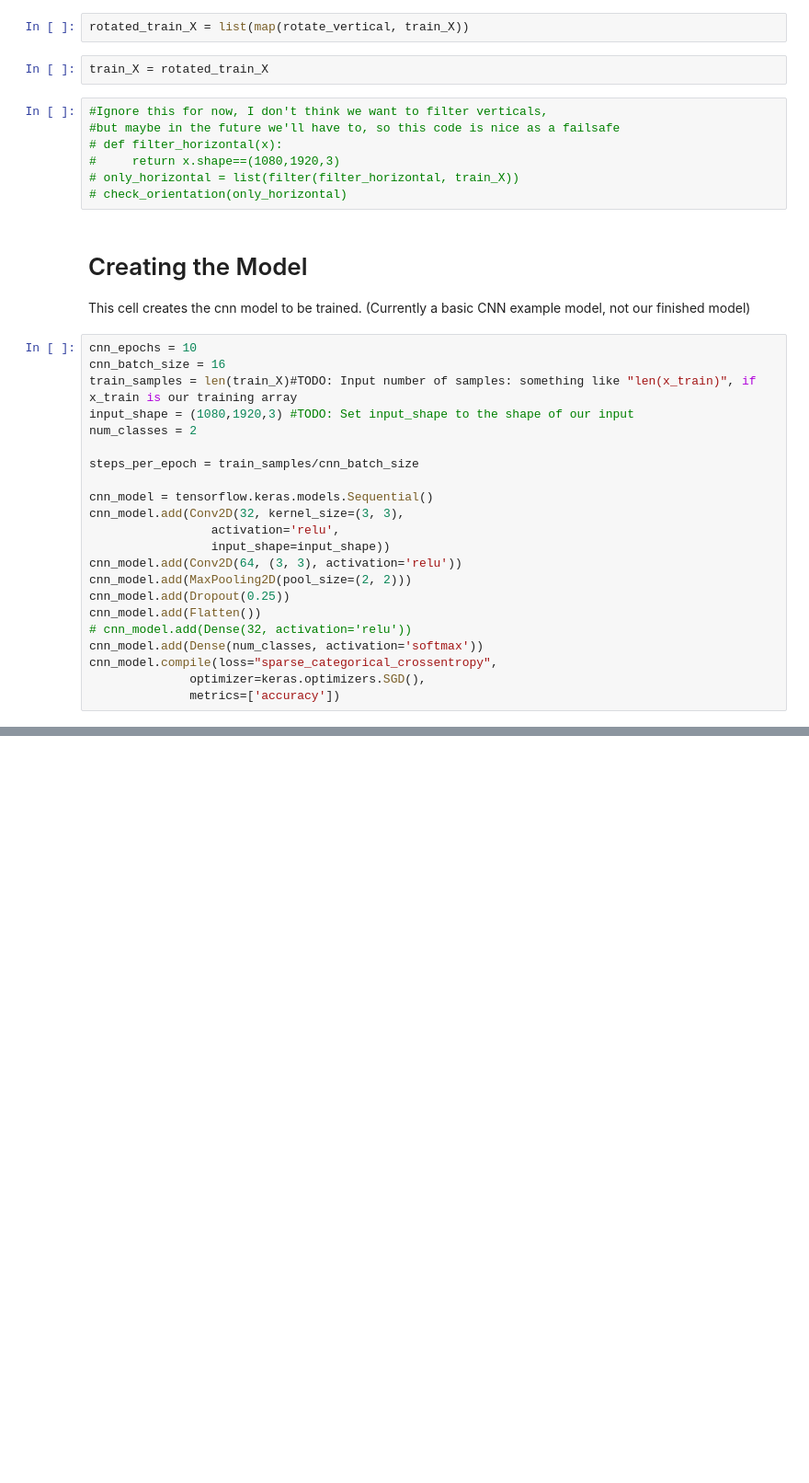
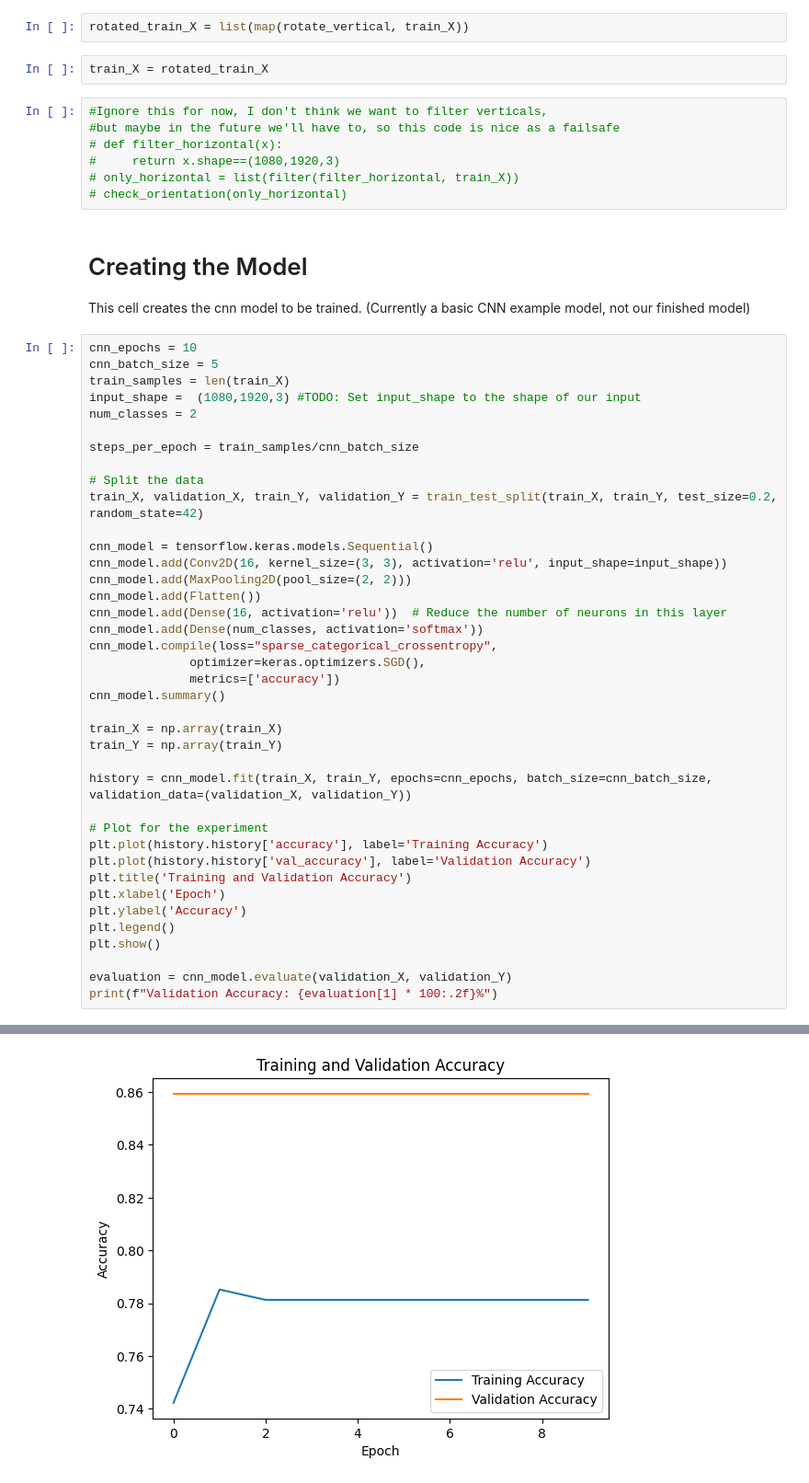
Before and after one commit to Adam-Haile/ai-tools-final-project, a Jupyter notebook: DeepFakeCNN.ipynb, the cells around one changed output, grey strips where cells are left out. Shown at 92% size. Saved outputs shown, nothing was run; the diff lists cells and outputs as text; blank space fills up the shorter version.

Commit message:
Model is trained using 5 batch size

```diff
--- a/DeepFakeCNN.ipynb
+++ b/DeepFakeCNN.ipynb
@@ -67,23 +69,41 @@ train_X = rotated_train_X
 This cell creates the cnn model to be trained. (Currently a basic CNN example model, not our finished model)
 # %%
 cnn_epochs = 10
-cnn_batch_size = 16
-train_samples = len(train_X)#TODO: Input number of samples: something like "len(x_train)", if x_train is our training array
-input_shape = (1080,1920,3) #TODO: Set input_shape to the shape of our input
+cnn_batch_size = 5
+train_samples = len(train_X)
+input_shape =  (1080,1920,3) #TODO: Set input_shape to the shape of our input
 num_classes = 2
 
 steps_per_epoch = train_samples/cnn_batch_size
 
+# Split the data
+train_X, validation_X, train_Y, validation_Y = train_test_split(train_X, train_Y, test_size=0.2, random_state=42)
+
 cnn_model = tensorflow.keras.models.Sequential()
-cnn_model.add(Conv2D(32, kernel_size=(3, 3),
-                 activation='relu',
-                 input_shape=input_shape))
-cnn_model.add(Conv2D(64, (3, 3), activation='relu'))
+cnn_model.add(Conv2D(16, kernel_size=(3, 3), activation='relu', input_shape=input_shape))
 cnn_model.add(MaxPooling2D(pool_size=(2, 2)))
-cnn_model.add(Dropout(0.25))
 cnn_model.add(Flatten())
-# cnn_model.add(Dense(32, activation='relu'))
+cnn_model.add(Dense(16, activation='relu'))  # Reduce the number of neurons in this layer
 cnn_model.add(Dense(num_classes, activation='softmax'))
 cnn_model.compile(loss="sparse_categorical_crossentropy",
               optimizer=keras.optimizers.SGD(),
               metrics=['accuracy'])
+cnn_model.summary()
+
+train_X = np.array(train_X)
+train_Y = np.array(train_Y)
+
+history = cnn_model.fit(train_X, train_Y, epochs=cnn_epochs, batch_size=cnn_batch_size, validation_data=(validation_X, validation_Y))
+
+# Plot for the experiment
+plt.plot(history.history['accuracy'], label='Training Accuracy')
+plt.plot(history.history['val_accuracy'], label='Validation Accuracy')
+plt.title('Training and Validation Accuracy')
+plt.xlabel('Epoch')
+plt.ylabel('Accuracy')
+plt.legend()
+plt.show()
+
+evaluation = cnn_model.evaluate(validation_X, validation_Y)
+print(f"Validation Accuracy: {evaluation[1] * 100:.2f}%")
+# %% [output]
@@ -89,0 +127 @@ cnn_model.compile(loss="sparse_categorical_crossentropy",
+[figure, added]
```
Also changed, not shown: parts of 3 cells of this notebook.
